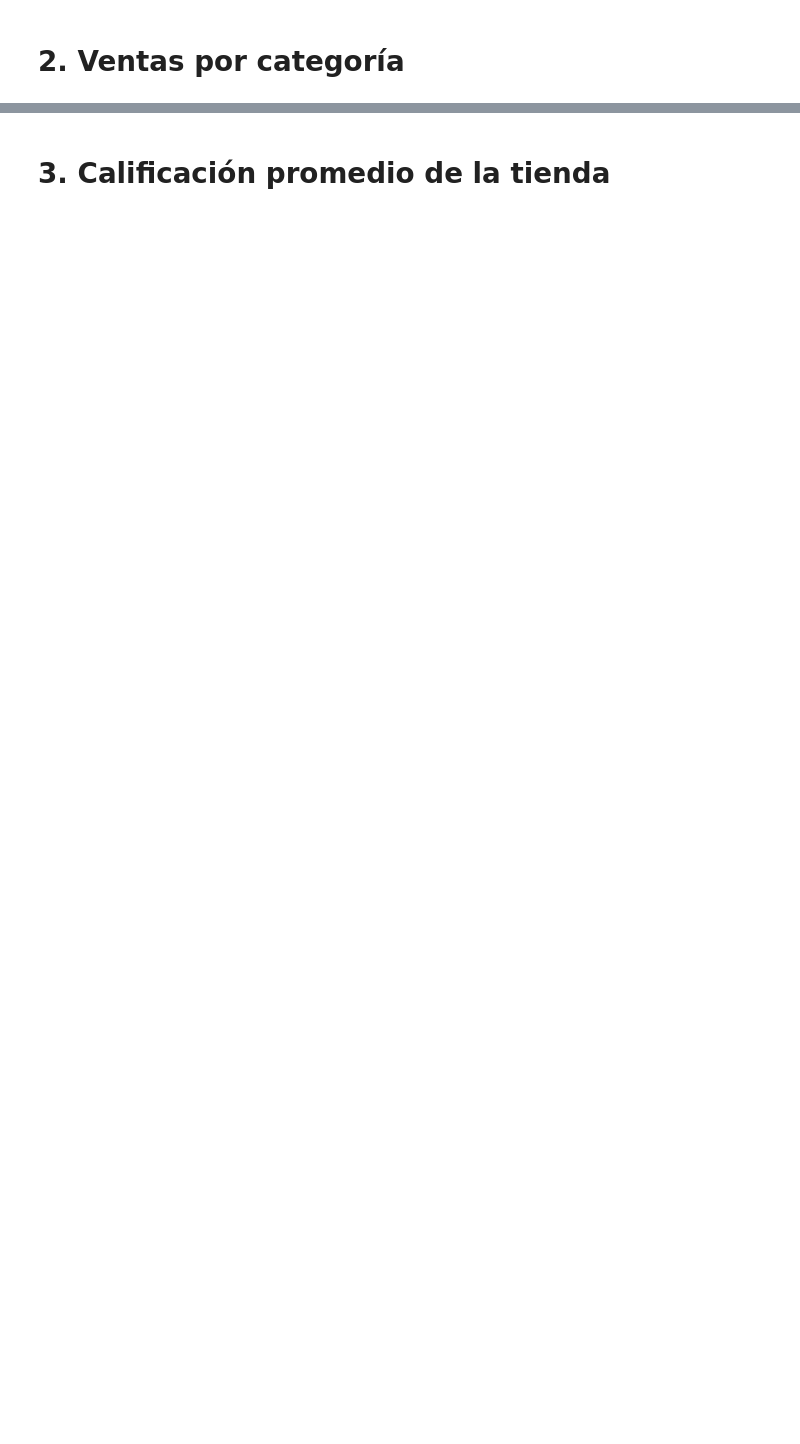
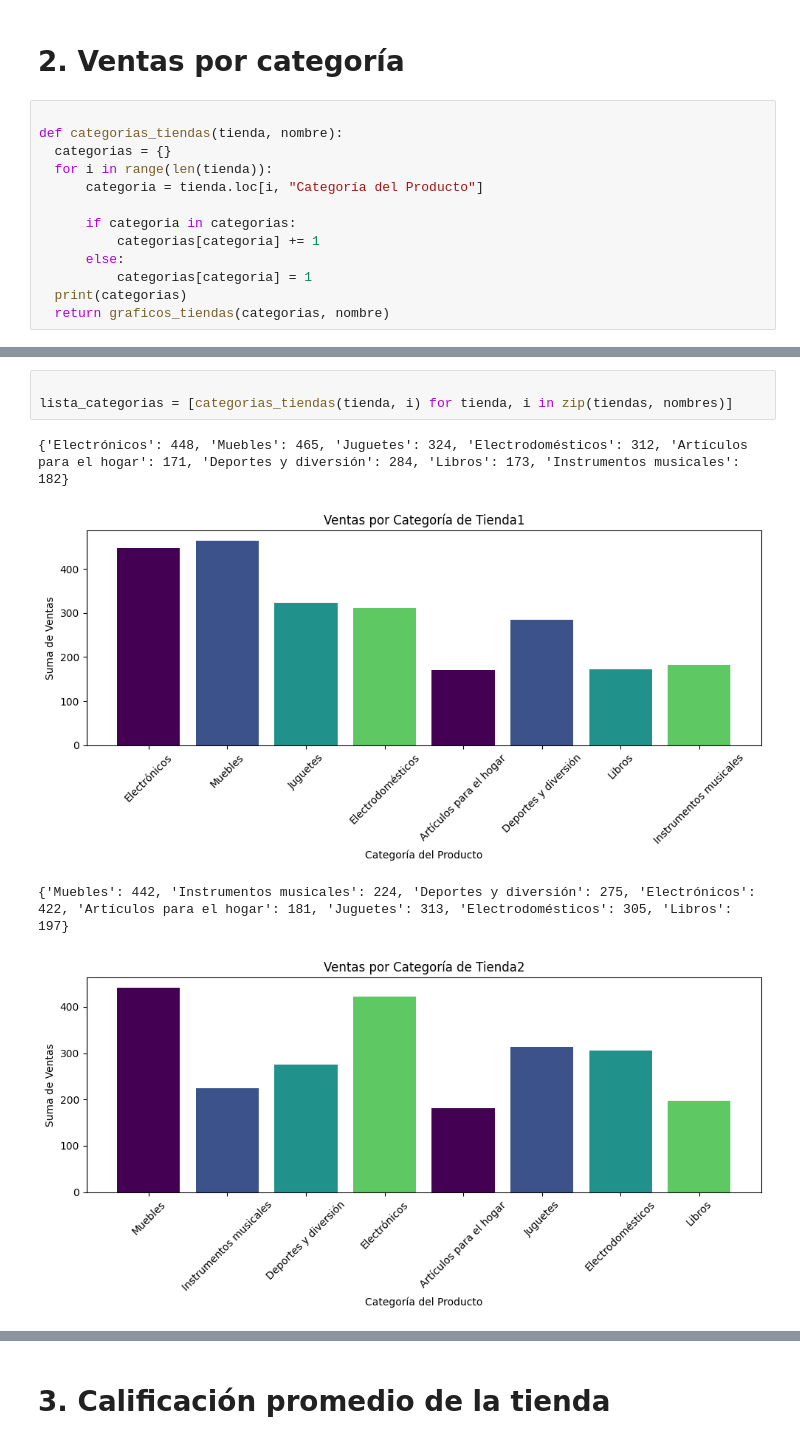
Before and after one commit to robis-sallop/challenge1-data-science-latam, a Jupyter notebook: AluraStoreLatam.ipynb, the cells around one changed output, grey strips where cells are left out. Drawn from its saved outputs; the diff is of its cells as text; blank space fills up the shorter version.

Commit message:
Graficos y analisis del problema

```diff
--- a/AluraStoreLatam.ipynb
+++ b/AluraStoreLatam.ipynb
@@ -65,2 +103,15 @@ from matplotlib import pyplot as plt
 # %% [markdown]
 # 2. Ventas por categoría
+# %%
+
+def categorias_tiendas(tienda, nombre):
+  categorias = {}
+  for i in range(len(tienda)):
+      categoria = tienda.loc[i, "Categoría del Producto"]
+
+      if categoria in categorias:
+          categorias[categoria] += 1
+      else:
+          categorias[categoria] = 1
+  print(categorias)
+  return graficos_tiendas(categorias, nombre)
@@ -66,0 +131,8 @@ from matplotlib import pyplot as plt
+# %%
+
+lista_categorias = [categorias_tiendas(tienda, i) for tienda, i in zip(tiendas, nombres)]
+# %% [output]
+{'Electrónicos': 448, 'Muebles': 465, 'Juguetes': 324, 'Electrodomésticos': 312, 'Artículos para el hogar': 171, 'Deportes y diversión': 284, 'Libros': 173, 'Instrumentos musicales': 182}
+[figure, added]
+{'Muebles': 442, 'Instrumentos musicales': 224, 'Deportes y diversión': 275, 'Electrónicos': 422, 'Artículos para el hogar': 181, 'Juguetes': 313, 'Electrodomésticos': 305, 'Libros': 197}
+[figure, added]
```
Also changed, not shown: parts of 18 cells of this notebook.
